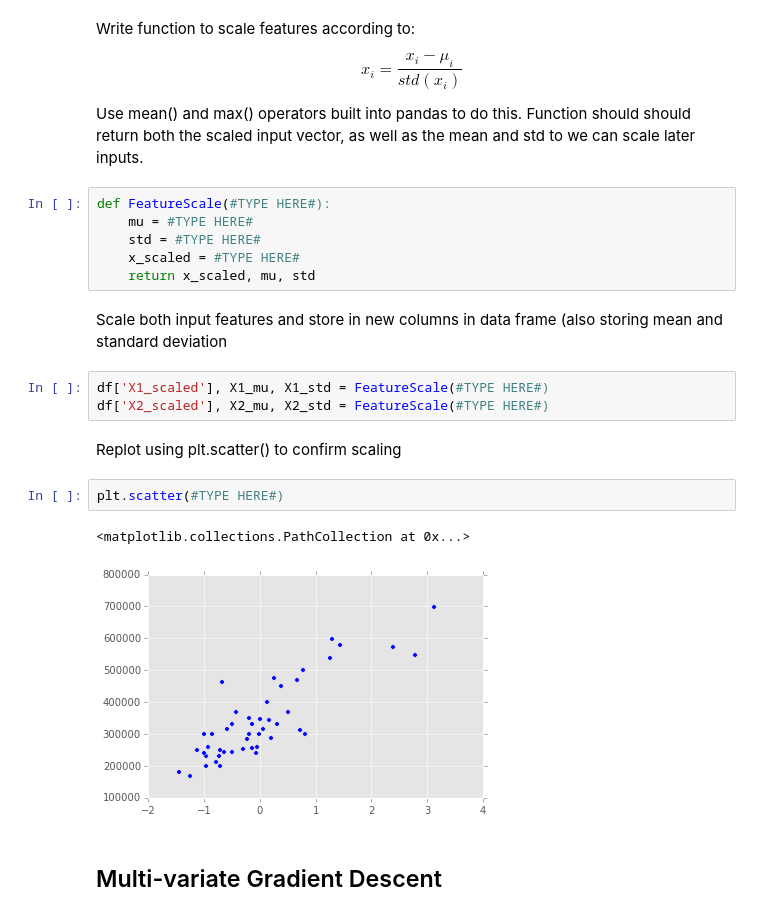
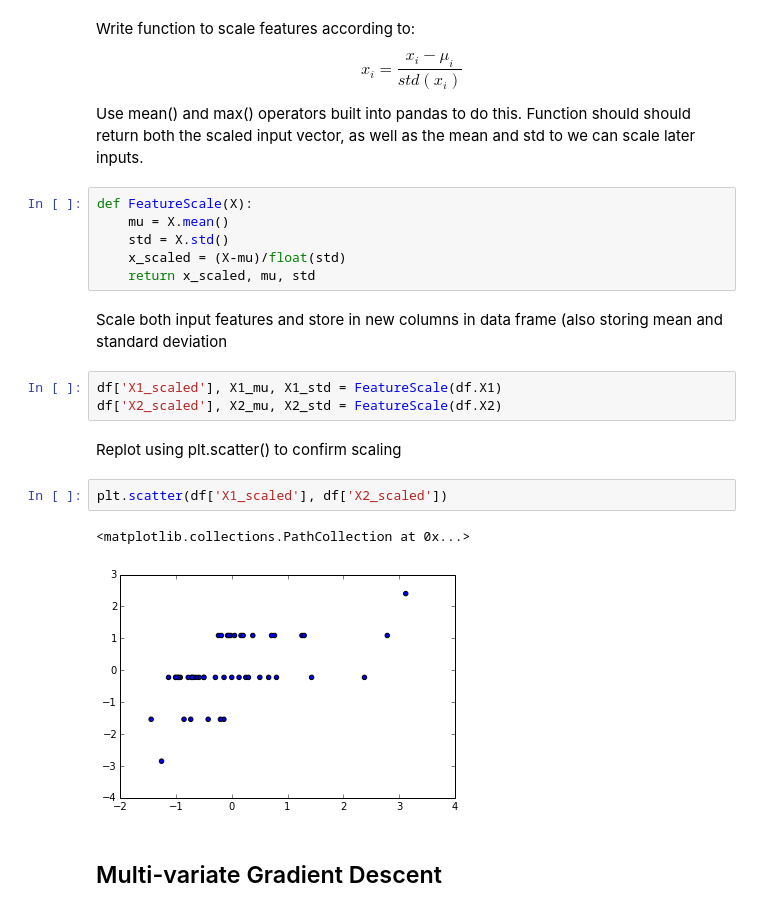
Before and after one commit to kenfujii/training-ASI, a Jupyter notebook: Machine Learning/Exercises/Linear Regression with Multiple Features.ipynb, the cells around one changed output. Saved outputs shown, nothing was run; the diff lists cells and outputs as text.

```diff
--- a/Machine Learning/Exercises/Linear Regression with Multiple Features.ipynb
+++ b/Machine Learning/Exercises/Linear Regression with Multiple Features.ipynb
@@ -52,23 +50,23 @@ $$x_i = \frac{x_i - \mu_i}{std(x_i)}$$
 Use mean() and max() operators built into pandas to do this.
 Function should should return both the scaled input vector, as well as the mean and std to we can scale later inputs.
 # %%
-def FeatureScale(#TYPE HERE#):
-    mu = #TYPE HERE#
-    std = #TYPE HERE#
-    x_scaled = #TYPE HERE#
+def FeatureScale(X):
+    mu = X.mean()
+    std = X.std()
+    x_scaled = (X-mu)/float(std)
     return x_scaled, mu, std
 # %% [markdown]
 Scale both input features and store in new columns in data frame (also storing mean and standard deviation
 # %%
-df['X1_scaled'], X1_mu, X1_std = FeatureScale(#TYPE HERE#)
-df['X2_scaled'], X2_mu, X2_std = FeatureScale(#TYPE HERE#)
+df['X1_scaled'], X1_mu, X1_std = FeatureScale(df.X1)
+df['X2_scaled'], X2_mu, X2_std = FeatureScale(df.X2)
 # %% [markdown]
 Replot using plt.scatter() to confirm scaling
-# %%
-plt.scatter(#TYPE HERE#)
-# %% [output]
-<matplotlib.collections.PathCollection at 0x...>
-[figure, removed]
+# %%
+plt.scatter(df['X1_scaled'], df['X2_scaled'])
+# %% [output]
+<matplotlib.collections.PathCollection at 0x...>
+[figure, added]
 # %% [markdown]
 ## Multi-variate Gradient Descent
 # %% [markdown]
```
Also changed, not shown: parts of 27 cells of this notebook, 1 other file.
